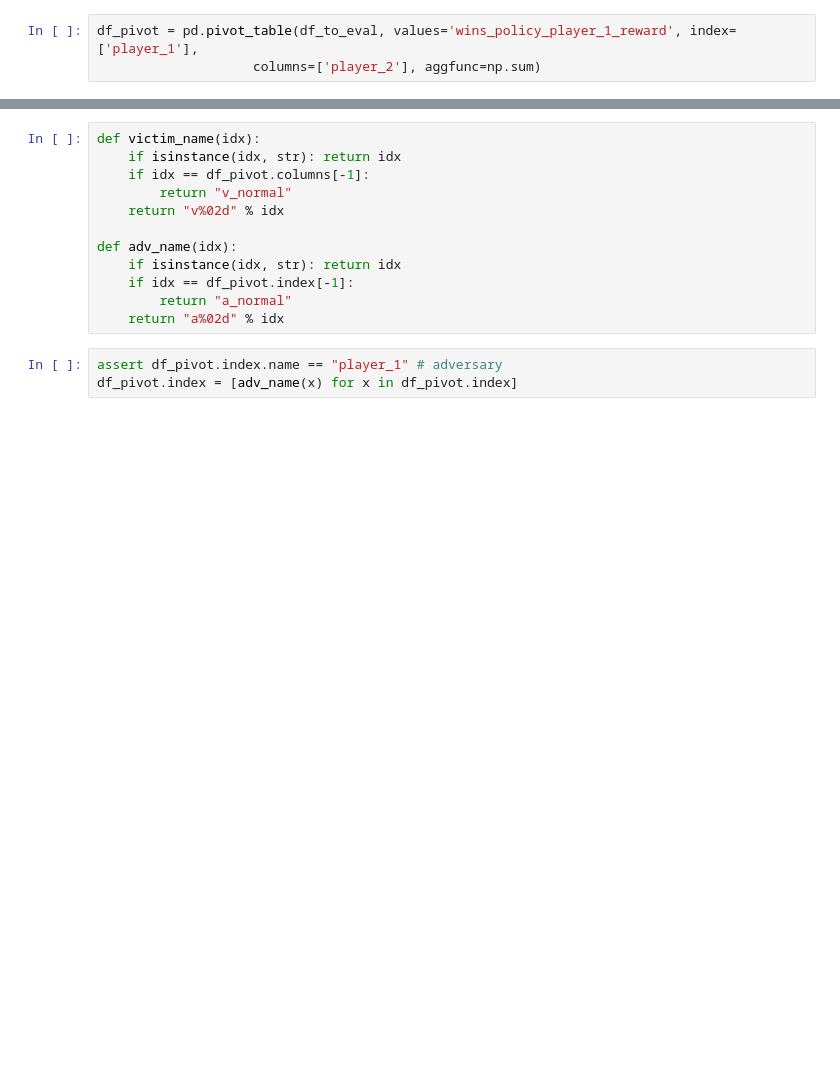
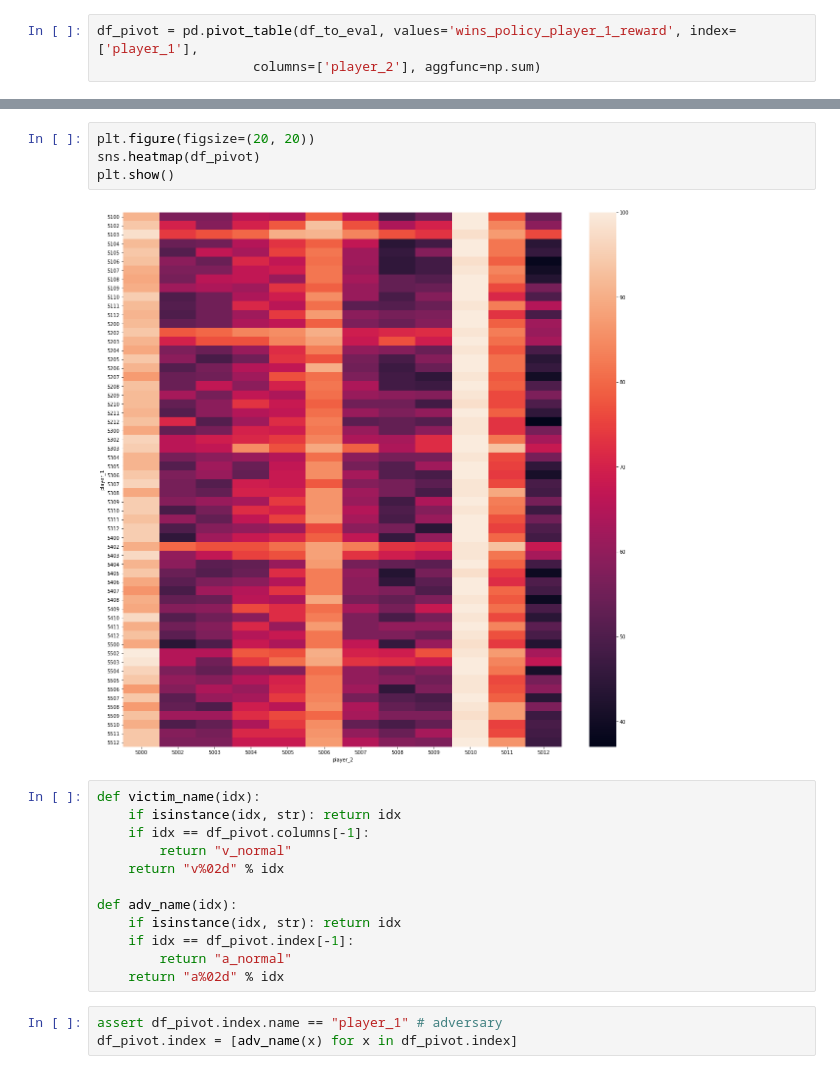
Before and after one commit to HumanCompatibleAI/better-adversarial-defenses, a Jupyter notebook: ap_rllib_experiment_analysis/notebooks/youshallnotpass_rllib-analysis-eval.ipynb, the cells around one changed output, grey strips where cells are left out. Saved outputs shown, nothing was run; the diff lists cells and outputs as text; blank space fills up the shorter version.

```diff
--- a/ap_rllib_experiment_analysis/notebooks/youshallnotpass_rllib-analysis-eval.ipynb
+++ b/ap_rllib_experiment_analysis/notebooks/youshallnotpass_rllib-analysis-eval.ipynb
@@ -400,3 +428,9 @@ sns.heatmap(df_pivot)
+# %%
+plt.figure(figsize=(20, 20))
+sns.heatmap(df_pivot)
+plt.show()
+# %% [output]
+[figure, added]
 # %%
 def victim_name(idx):
     if isinstance(idx, str): return idx
```
Also changed, not shown: parts of 10 cells of this notebook, 3 other files.
